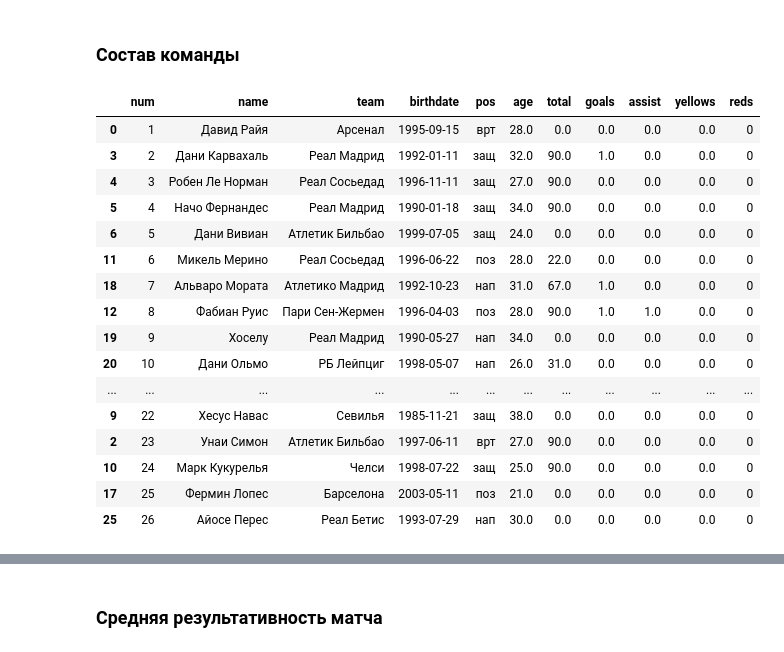
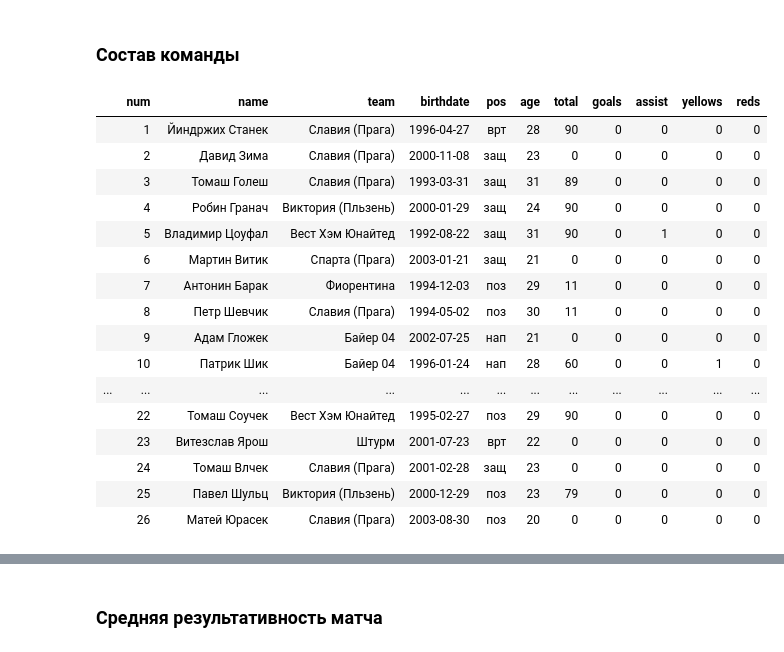
Before and after one commit to elp87/Euro-2024, a Jupyter notebook: euro.ipynb, the cells around one changed output, grey strips where cells are left out. Drawn from its saved outputs; the diff is of its cells as text; code cells hidden in the pictures.

```diff
--- a/euro.ipynb
+++ b/euro.ipynb
@@ -211,57 +220,68 @@ for i in range(6):
 # %% [markdown]
 ### Состав команды
 # %%
-lteam='Испания'
+lteam='Чехия'
 # Берем id страны
 lteam_id = countries[countries['country']==lteam]['country_id']
 lteam_id = lteam_id.reset_index(drop=True)[0]
 
 lplayers = players[players['country'] == lteam] # Общий состав страны
 lplayers_array = players['name']
 llineup = lineups_df[lineups_df['country_id']==lteam_id] # Выходы
 lteam_players = lplayers.merge(llineup, how='left')
 # Голы
-lgoals = (events_df[(events_df['country_id']==lteam_id) & (events_df['event'].isin(['гол','пенальти']))]
- .pivot_table(index='name', values='event', aggfunc='count'))
-lgoals.columns = ['goals']
-lteam_players = lteam_players.merge(lgoals, on='name', how='left')
+try:
+    lgoals = (events_df[(events_df['country_id']==lteam_id) & (events_df['event'].isin(['гол','пенальти']))]
+     .pivot_table(index='name', values='event', aggfunc='count'))
+    lgoals.columns = ['goals']
+    lteam_players = lteam_players.merge(lgoals, on='name', how='left')
+except ValueError:
+    lteam_players['goals'] = 0
 # Ассисты
-lassist = (events_df[(events_df['country_id']==lteam_id) & (events_df['event'] == 'пас')]
- .pivot_table(index='name', values='event', aggfunc='count'))
-lassist.columns = ['assist']
-lteam_players = lteam_players.merge(lassist, on='name', how='left')
+try:
+    lassist = (events_df[(events_df['country_id']==lteam_id) & (events_df['event'] == 'пас')]
+     .pivot_table(index='name', values='event', aggfunc='count'))
+    lassist.columns = ['assist']
+    lteam_players = lteam_players.merge(lassist, on='name', how='left')
+except ValueError:
+    lteam_players['assist'] = 0
 # Желтые карточки
-lyellows = (events_df[(events_df['country_id']==lteam_id) & (events_df['event'] == 'желтая карточка')]
- .pivot_table(index='name', values='event', aggfunc='count'))
-lyellows.columns = ['yellows']
-lteam_players = lteam_players.merge(lyellows, on='name', how='left')
+try:
+    lyellows = (events_df[(events_df['country_id']==lteam_id) & (events_df['event'] == 'желтая карточка')]
+     .pivot_table(index='name', values='event', aggfunc='count'))
+    lyellows.columns = ['yellows']
+    lteam_players = lteam_players.merge(lyellows, on='name', how='left')
+except ValueError:
+    lteam_players['yellows'] = 0
 # Красные карточки
 try:
     lreds = (events_df[(events_df['country_id']==lteam_id) & (events_df['event'] == 'красная карточка')]
      .pivot_table(index='name', values='event', aggfunc='count'))
     lreds.columns = ['reds']
     lreds
     lteam_players = lteam_players.merge(lreds, on='name', how='left')
 except:
     lteam_players['reds'] = 0
 lteam_players = lteam_players.drop(['country_id', 'country', 'game_id', 'in', 'out'], axis=1)
 lteam_players = lteam_players.fillna(0)
+lteam_players[['age', 'total', 'goals', 'assist', 'yellows', 'reds']] = lteam_players[['age', 'total', 'goals', 'assist', 'yellows', 'reds']].astype('int')
+lteam_players.index = ['']*len(lteam_players) # Скрывает индекс
 lteam_players.sort_values(by='num')
 # %% [output]
 |  | num | name | team | birthdate | pos | age | total | goals | assist | yellows | reds |
-| 0 | 1 | Давид Райя | Арсенал | 1995-09-15 | врт | 28.0 | 0.0 | 0.0 | 0.0 | 0.0 | 0 |
-| 3 | 2 | Дани Карвахаль | Реал Мадрид | 1992-01-11 | защ | 32.0 | 90.0 | 1.0 | 0.0 | 0.0 | 0 |
-| 4 | 3 | Робен Ле Норман | Реал Сосьедад | 1996-11-11 | защ | 27.0 | 90.0 | 0.0 | 0.0 | 0.0 | 0 |
-| 5 | 4 | Начо Фернандес | Реал Мадрид | 1990-01-18 | защ | 34.0 | 90.0 | 0.0 | 0.0 | 0.0 | 0 |
-| 6 | 5 | Дани Вивиан | Атлетик Бильбао | 1999-07-05 | защ | 24.0 | 0.0 | 0.0 | 0.0 | 0.0 | 0 |
-| 11 | 6 | Микель Мерино | Реал Сосьедад | 1996-06-22 | поз | 28.0 | 22.0 | 0.0 | 0.0 | 0.0 | 0 |
-| 18 | 7 | Альваро Мората | Атлетико Мадрид | 1992-10-23 | нап | 31.0 | 67.0 | 1.0 | 0.0 | 0.0 | 0 |
-| 12 | 8 | Фабиан Руис | Пари Сен-Жермен | 1996-04-03 | поз | 28.0 | 90.0 | 1.0 | 1.0 | 0.0 | 0 |
-| 19 | 9 | Хоселу | Реал Мадрид | 1990-05-27 | нап | 34.0 | 0.0 | 0.0 | 0.0 | 0.0 | 0 |
-| 20 | 10 | Дани Ольмо | РБ Лейпциг | 1998-05-07 | нап | 26.0 | 31.0 | 0.0 | 0.0 | 0.0 | 0 |
+|  | 1 | Йиндржих Станек | Славия (Прага) | 1996-04-27 | врт | 28 | 90 | 0 | 0 | 0 | 0 |
+|  | 2 | Давид Зима | Славия (Прага) | 2000-11-08 | защ | 23 | 0 | 0 | 0 | 0 | 0 |
+|  | 3 | Томаш Голеш | Славия (Прага) | 1993-03-31 | защ | 31 | 89 | 0 | 0 | 0 | 0 |
+|  | 4 | Робин Гранач | Виктория (Пльзень) | 2000-01-29 | защ | 24 | 90 | 0 | 0 | 0 | 0 |
+|  | 5 | Владимир Цоуфал | Вест Хэм Юнайтед | 1992-08-22 | защ | 31 | 90 | 0 | 1 | 0 | 0 |
+|  | 6 | Мартин Витик | Спарта (Прага) | 2003-01-21 | защ | 21 | 0 | 0 | 0 | 0 | 0 |
+|  | 7 | Антонин Барак | Фиорентина | 1994-12-03 | поз | 29 | 11 | 0 | 0 | 0 | 0 |
+|  | 8 | Петр Шевчик | Славия (Прага) | 1994-05-02 | поз | 30 | 11 | 0 | 0 | 0 | 0 |
+|  | 9 | Адам Гложек | Байер 04 | 2002-07-25 | нап | 21 | 0 | 0 | 0 | 0 | 0 |
+|  | 10 | Патрик Шик | Байер 04 | 1996-01-24 | нап | 28 | 60 | 0 | 0 | 1 | 0 |
 | ... | ... | ... | ... | ... | ... | ... | ... | ... | ... | ... | ... |
-| 9 | 22 | Хесус Навас | Севилья | 1985-11-21 | защ | 38.0 | 0.0 | 0.0 | 0.0 | 0.0 | 0 |
-| 2 | 23 | Унаи Симон | Атлетик Бильбао | 1997-06-11 | врт | 27.0 | 90.0 | 0.0 | 0.0 | 0.0 | 0 |
-| 10 | 24 | Марк Кукурелья | Челси | 1998-07-22 | защ | 25.0 | 90.0 | 0.0 | 0.0 | 0.0 | 0 |
-| 17 | 25 | Фермин Лопес | Барселона | 2003-05-11 | поз | 21.0 | 0.0 | 0.0 | 0.0 | 0.0 | 0 |
-| 25 | 26 | Айосе Перес | Реал Бетис | 1993-07-29 | нап | 30.0 | 0.0 | 0.0 | 0.0 | 0.0 | 0 |
+|  | 22 | Томаш Соучек | Вест Хэм Юнайтед | 1995-02-27 | поз | 29 | 90 | 0 | 0 | 0 | 0 |
+|  | 23 | Витезслав Ярош | Штурм | 2001-07-23 | врт | 22 | 0 | 0 | 0 | 0 | 0 |
+|  | 24 | Томаш Влчек | Славия (Прага) | 2001-02-28 | защ | 23 | 0 | 0 | 0 | 0 | 0 |
+|  | 25 | Павел Шульц | Виктория (Пльзень) | 2000-12-29 | поз | 23 | 79 | 0 | 0 | 0 | 0 |
+|  | 26 | Матей Юрасек | Славия (Прага) | 2003-08-30 | поз | 20 | 0 | 0 | 0 | 0 | 0 |
```
Also changed, not shown: parts of 19 cells of this notebook, 4 other files.
